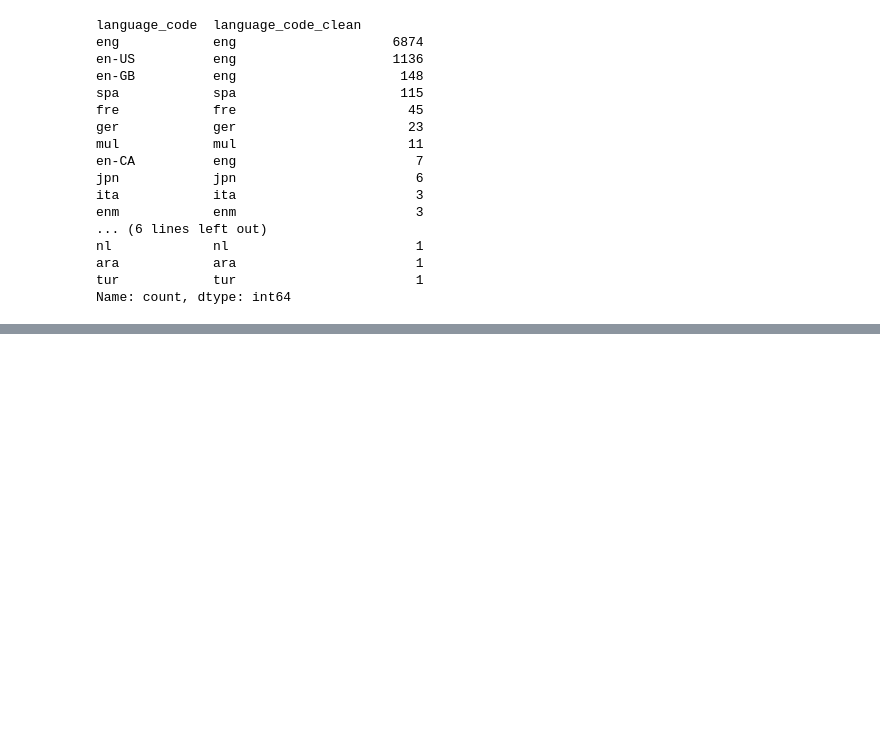
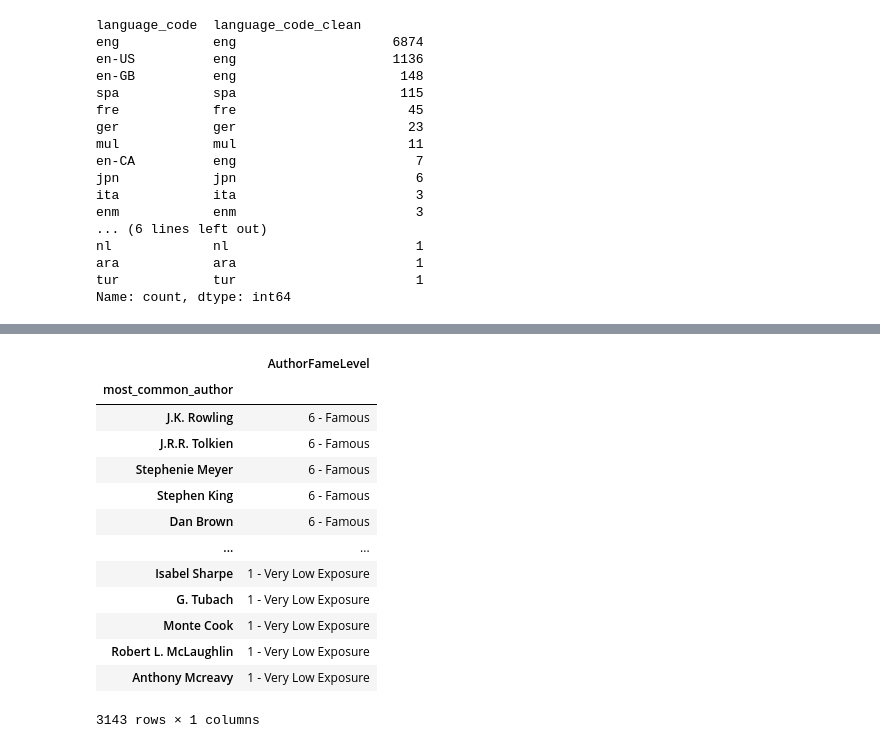
Before and after one commit to Egjfour/dsti_goodreads_rating_predictions, a Jupyter notebook: goodreads-predictor/notebooks/feature_engineering_explore.ipynb, the cells around one changed output, grey strips where cells are left out. Saved outputs shown, nothing was run; the diff lists cells and outputs as text; code cells hidden in the pictures; blank space fills up the shorter version.

```diff
--- a/goodreads-predictor/notebooks/feature_engineering_explore.ipynb
+++ b/goodreads-predictor/notebooks/feature_engineering_explore.ipynb
@@ -572,3 +577,6 @@ nl             nl                        1
 ara            ara                       1
 tur            tur                       1
 Name: count, dtype: int64
+# %%
+author_fame_levels
+# %% [output]
@@ -574,0 +584,14 @@ Name: count, dtype: int64
+|  | AuthorFameLevel |
+| most_common_author |  |
+| J.K. Rowling | 6 - Famous |
+| J.R.R. Tolkien | 6 - Famous |
+| Stephenie Meyer | 6 - Famous |
+| Stephen King | 6 - Famous |
+| Dan Brown | 6 - Famous |
+| ... | ... |
+| Isabel Sharpe | 1 - Very Low Exposure |
+| G. Tubach | 1 - Very Low Exposure |
+| Monte Cook | 1 - Very Low Exposure |
+| Robert L. McLaughlin | 1 - Very Low Exposure |
+| Anthony Mcreavy | 1 - Very Low Exposure |
+3143 rows × 1 columns
```
Also changed, not shown: parts of 4 cells of this notebook, 3 other files.
